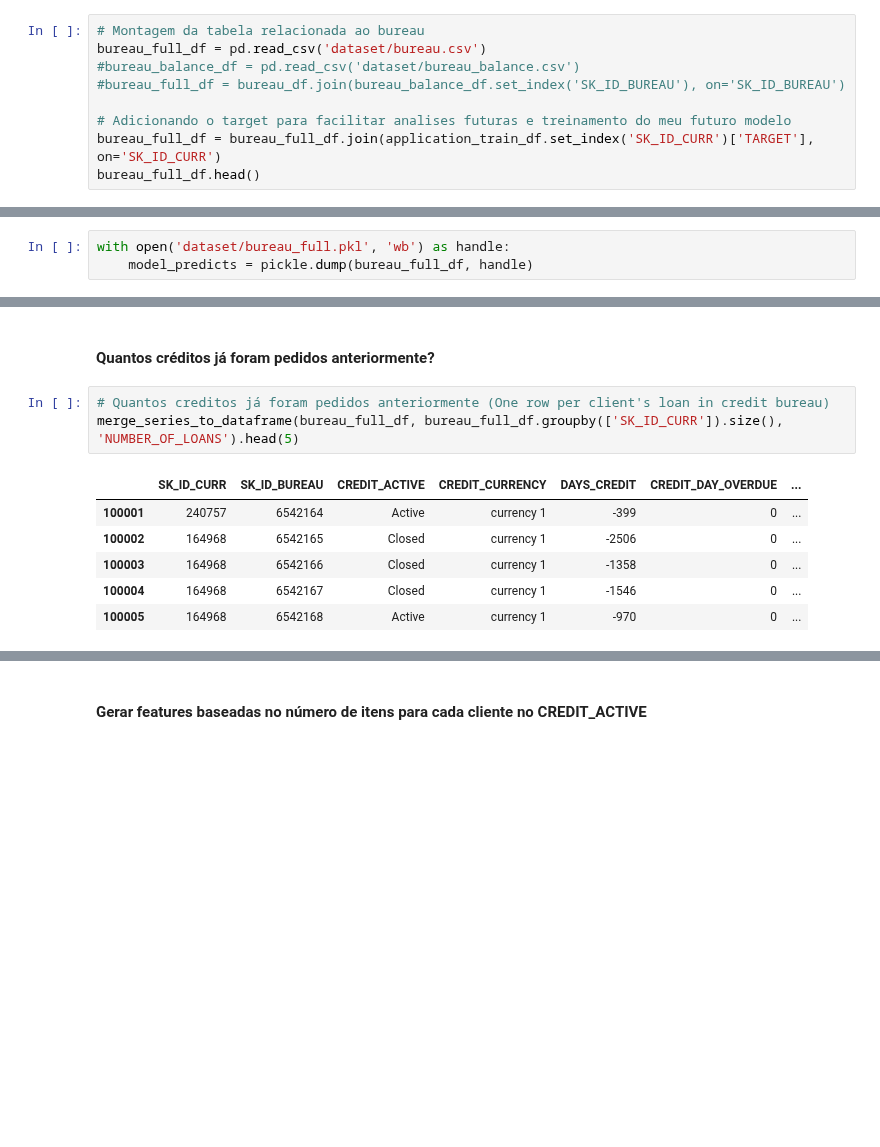
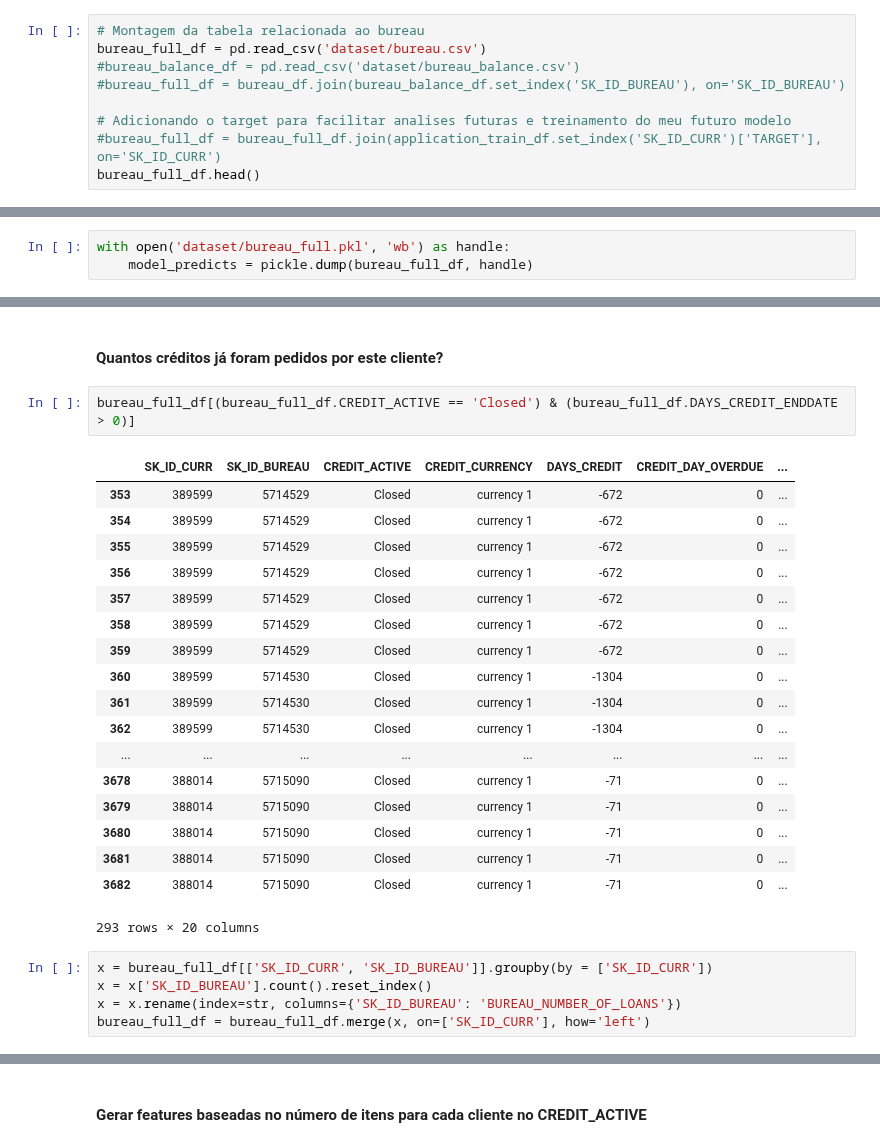
Before and after one commit to thiagobrito/home-credit-default-risk, a Jupyter notebook: Prepare-database.ipynb, the cells around one changed output, grey strips where cells are left out. Saved outputs shown, nothing was run; the diff lists cells and outputs as text; blank space fills up the shorter version.

Commit message:
- Modelo melhorzim sqn; - Novas features relacionadas ao bureau.csv mas ainda precisamos criar algumas outras mais matadoras;

```diff
--- a/Prepare-database.ipynb
+++ b/Prepare-database.ipynb
@@ -42,7 +36,7 @@ bureau_full_df = pd.read_csv('dataset/bureau.csv')
 #bureau_full_df = bureau_df.join(bureau_balance_df.set_index('SK_ID_BUREAU'), on='SK_ID_BUREAU')
 
 # Adicionando o target para facilitar analises futuras e treinamento do meu futuro modelo
-bureau_full_df = bureau_full_df.join(application_train_df.set_index('SK_ID_CURR')['TARGET'], on='SK_ID_CURR')
+#bureau_full_df = bureau_full_df.join(application_train_df.set_index('SK_ID_CURR')['TARGET'], on='SK_ID_CURR')
 bureau_full_df.head()
 # %% [output]
 |  | SK_ID_CURR | SK_ID_BUREAU | CREDIT_ACTIVE | CREDIT_CURRENCY | DAYS_CREDIT | CREDIT_DAY_OVERDUE | ... |
@@ -81,14 +73,30 @@ with open('dataset/bureau_full.pkl', 'wb') as handle:
 > * Qual a porcentagem ja foi paga do credito (DAYS_CREDIT_ENDDATE e DAYS_CREDIT depois normalizar)
 > * Qual a taxa de inadimplencia por SK_ID_BUREAU?
 # %% [markdown]
-#### Quantos créditos já foram pedidos anteriormente?
+#### Quantos créditos já foram pedidos por este cliente?
-# %%
-# Quantos creditos já foram pedidos anteriormente (One row per client's loan in credit bureau)
-merge_series_to_dataframe(bureau_full_df, bureau_full_df.groupby(['SK_ID_CURR']).size(), 'NUMBER_OF_LOANS').head(5)
-# %% [output]
-|  | SK_ID_CURR | SK_ID_BUREAU | CREDIT_ACTIVE | CREDIT_CURRENCY | DAYS_CREDIT | CREDIT_DAY_OVERDUE | ... |
-| 100001 | 240757 | 6542164 | Active | currency 1 | -399 | 0 | ... |
-| 100002 | 164968 | 6542165 | Closed | currency 1 | -2506 | 0 | ... |
-| 100003 | 164968 | 6542166 | Closed | currency 1 | -1358 | 0 | ... |
-| 100004 | 164968 | 6542167 | Closed | currency 1 | -1546 | 0 | ... |
-| 100005 | 164968 | 6542168 | Active | currency 1 | -970 | 0 | ... |
+# %%
+bureau_full_df[(bureau_full_df.CREDIT_ACTIVE == 'Closed') & (bureau_full_df.DAYS_CREDIT_ENDDATE > 0)]
+# %% [output]
+|  | SK_ID_CURR | SK_ID_BUREAU | CREDIT_ACTIVE | CREDIT_CURRENCY | DAYS_CREDIT | CREDIT_DAY_OVERDUE | ... |
+| 353 | 389599 | 5714529 | Closed | currency 1 | -672 | 0 | ... |
+| 354 | 389599 | 5714529 | Closed | currency 1 | -672 | 0 | ... |
+| 355 | 389599 | 5714529 | Closed | currency 1 | -672 | 0 | ... |
+| 356 | 389599 | 5714529 | Closed | currency 1 | -672 | 0 | ... |
+| 357 | 389599 | 5714529 | Closed | currency 1 | -672 | 0 | ... |
+| 358 | 389599 | 5714529 | Closed | currency 1 | -672 | 0 | ... |
+| 359 | 389599 | 5714529 | Closed | currency 1 | -672 | 0 | ... |
+| 360 | 389599 | 5714530 | Closed | currency 1 | -1304 | 0 | ... |
+| 361 | 389599 | 5714530 | Closed | currency 1 | -1304 | 0 | ... |
+| 362 | 389599 | 5714530 | Closed | currency 1 | -1304 | 0 | ... |
+| ... | ... | ... | ... | ... | ... | ... | ... |
+| 3678 | 388014 | 5715090 | Closed | currency 1 | -71 | 0 | ... |
+| 3679 | 388014 | 5715090 | Closed | currency 1 | -71 | 0 | ... |
+| 3680 | 388014 | 5715090 | Closed | currency 1 | -71 | 0 | ... |
+| 3681 | 388014 | 5715090 | Closed | currency 1 | -71 | 0 | ... |
+| 3682 | 388014 | 5715090 | Closed | currency 1 | -71 | 0 | ... |
+293 rows × 20 columns
+# %%
+x = bureau_full_df[['SK_ID_CURR', 'SK_ID_BUREAU']].groupby(by = ['SK_ID_CURR'])
+x = x['SK_ID_BUREAU'].count().reset_index()
+x = x.rename(index=str, columns={'SK_ID_BUREAU': 'BUREAU_NUMBER_OF_LOANS'})
+bureau_full_df = bureau_full_df.merge(x, on=['SK_ID_CURR'], how='left')
```
Also changed, not shown: parts of 26 cells of this notebook, 2 other files.
